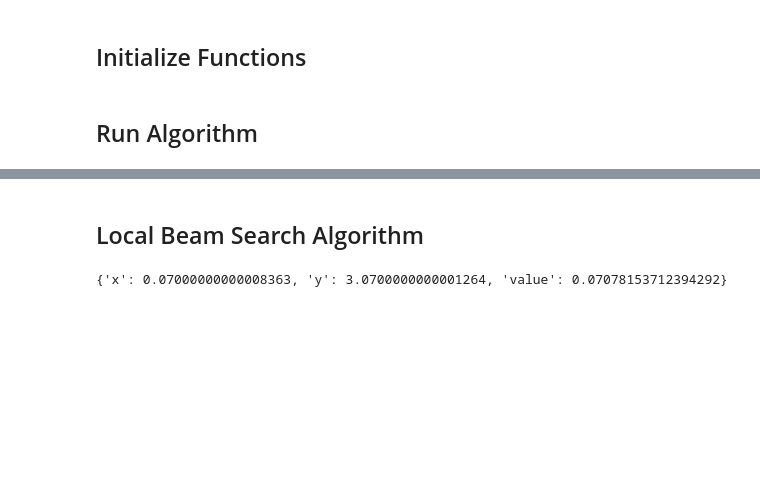
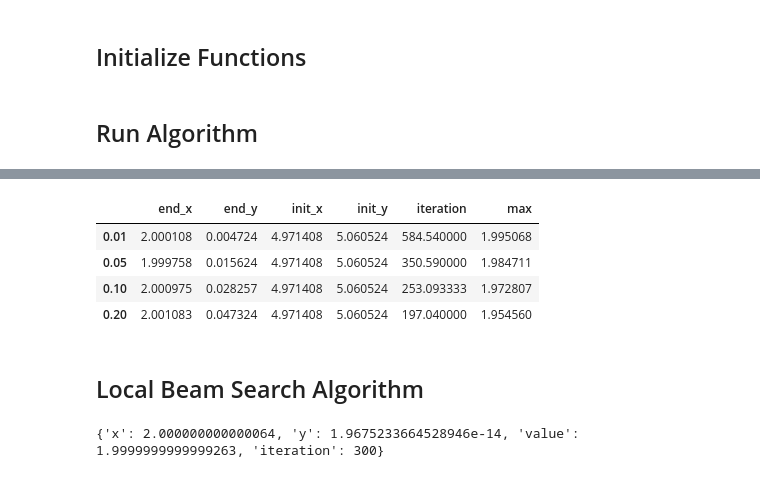
Before and after one commit to SamCleland034/COMP-424, a Jupyter notebook: python/COMP 424 Assignment 1.ipynb, the cells around one changed output, grey strips where cells are left out. Cells and saved outputs as stored; diff of their text form; code cells hidden in the pictures; blank space fills up the shorter version.

```diff
--- a/python/COMP 424 Assignment 1.ipynb
+++ b/python/COMP 424 Assignment 1.ipynb
@@ -71,3 +86,11 @@ dtype: float64
+# %%
+graph_frame_mean
+# %% [output]
+|  | end_x | end_y | init_x | init_y | iteration | max |
+| 0.01 | 2.000108 | 0.004724 | 4.971408 | 5.060524 | 584.540000 | 1.995068 |
+| 0.05 | 1.999758 | 0.015624 | 4.971408 | 5.060524 | 350.590000 | 1.984711 |
+| 0.10 | 2.000975 | 0.028257 | 4.971408 | 5.060524 | 253.093333 | 1.972807 |
+| 0.20 | 2.001083 | 0.047324 | 4.971408 | 5.060524 | 197.040000 | 1.954560 |
 # %% [markdown]
 ## Local Beam Search Algorithm
 # %%
@@ -107,6 +135,6 @@ def get_neighbors(x, y, function, step, lower_bound, upper_bound):
 
     return results
 # %%
-print(local_beam_search(function_one))
+print(local_beam_search(function_two, beam_width = 2))
 # %% [output]
-{'x': 0.07000000000008363, 'y': 3.0700000000001264, 'value': 0.07078153712394292}
+{'x': 2.000000000000064, 'y': 1.9675233664528946e-14, 'value': 1.9999999999999263, 'iteration': 300}
```
Also changed, not shown: parts of 15 cells of this notebook, 33 other files.
